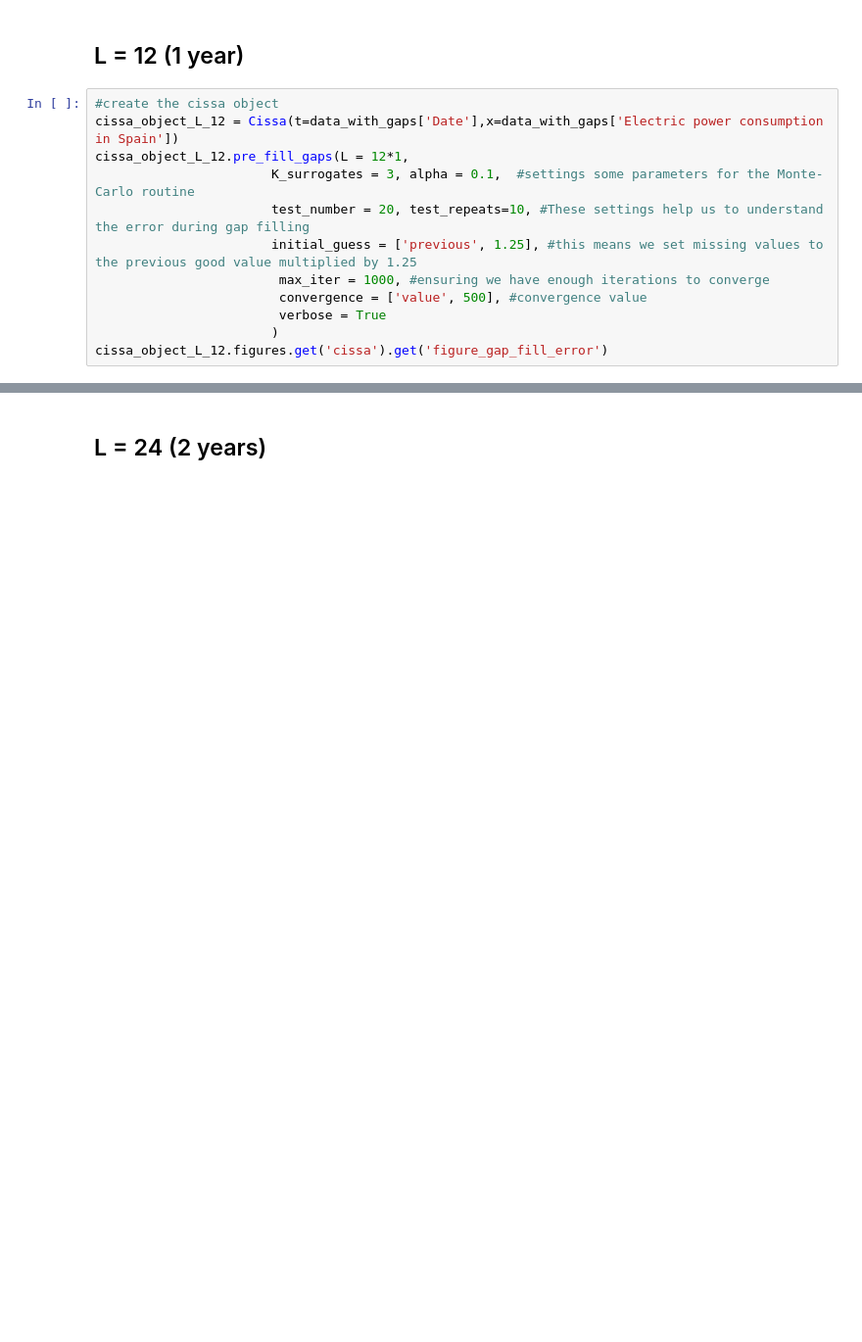
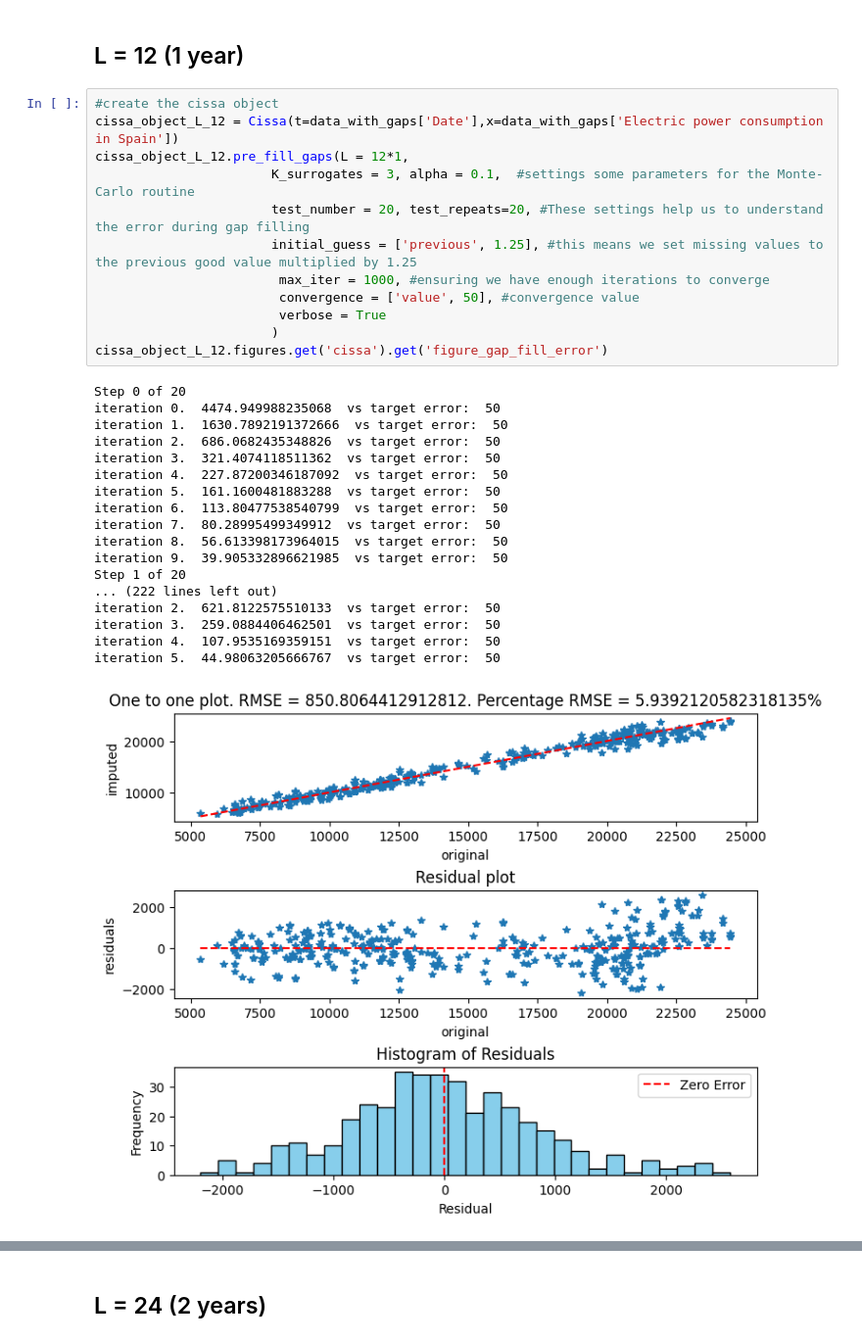
Before and after one commit to LukeAFullard/pyCiSSA, a Jupyter notebook: examples/cissa/gap_filling/Gap filling - Effect of window length L.ipynb, the cells around one changed output, grey strips where cells are left out. Shown at 98% size. Saved outputs shown, nothing was run; the diff lists cells and outputs as text; blank space fills up the shorter version.

```diff
--- a/examples/cissa/gap_filling/Gap filling - Effect of window length L.ipynb
+++ b/examples/cissa/gap_filling/Gap filling - Effect of window length L.ipynb
@@ -30,12 +35,31 @@ print(data_with_gaps['Electric power consumption in Spain'][499:502])
 # %%
 #create the cissa object
 cissa_object_L_12 = Cissa(t=data_with_gaps['Date'],x=data_with_gaps['Electric power consumption in Spain'])
 cissa_object_L_12.pre_fill_gaps(L = 12*1,
                        K_surrogates = 3, alpha = 0.1,  #settings some parameters for the Monte-Carlo routine
-                       test_number = 20, test_repeats=10, #These settings help us to understand the error during gap filling
+                       test_number = 20, test_repeats=20, #These settings help us to understand the error during gap filling
                        initial_guess = ['previous', 1.25], #this means we set missing values to the previous good value multiplied by 1.25
                         max_iter = 1000, #ensuring we have enough iterations to converge
-                        convergence = ['value', 500], #convergence value
+                        convergence = ['value', 50], #convergence value
                         verbose = True
                        )
 cissa_object_L_12.figures.get('cissa').get('figure_gap_fill_error')
+# %% [output]
+Step 0 of 20
+iteration 0.  4474.949988235068  vs target error:  50
+iteration 1.  1630.7892191372666  vs target error:  50
+iteration 2.  686.0682435348826  vs target error:  50
+iteration 3.  321.4074118511362  vs target error:  50
+iteration 4.  227.87200346187092  vs target error:  50
+iteration 5.  161.1600481883288  vs target error:  50
+iteration 6.  113.80477538540799  vs target error:  50
+iteration 7.  80.28995499349912  vs target error:  50
+iteration 8.  56.613398173964015  vs target error:  50
+iteration 9.  39.905332896621985  vs target error:  50
+Step 1 of 20
+... (222 lines left out)
+iteration 2.  621.8122575510133  vs target error:  50
+iteration 3.  259.0884406462501  vs target error:  50
+iteration 4.  107.9535169359151  vs target error:  50
+iteration 5.  44.98063205666767  vs target error:  50
+[figure, added]
```
Also changed, not shown: parts of 39 cells of this notebook, 2 other files.
